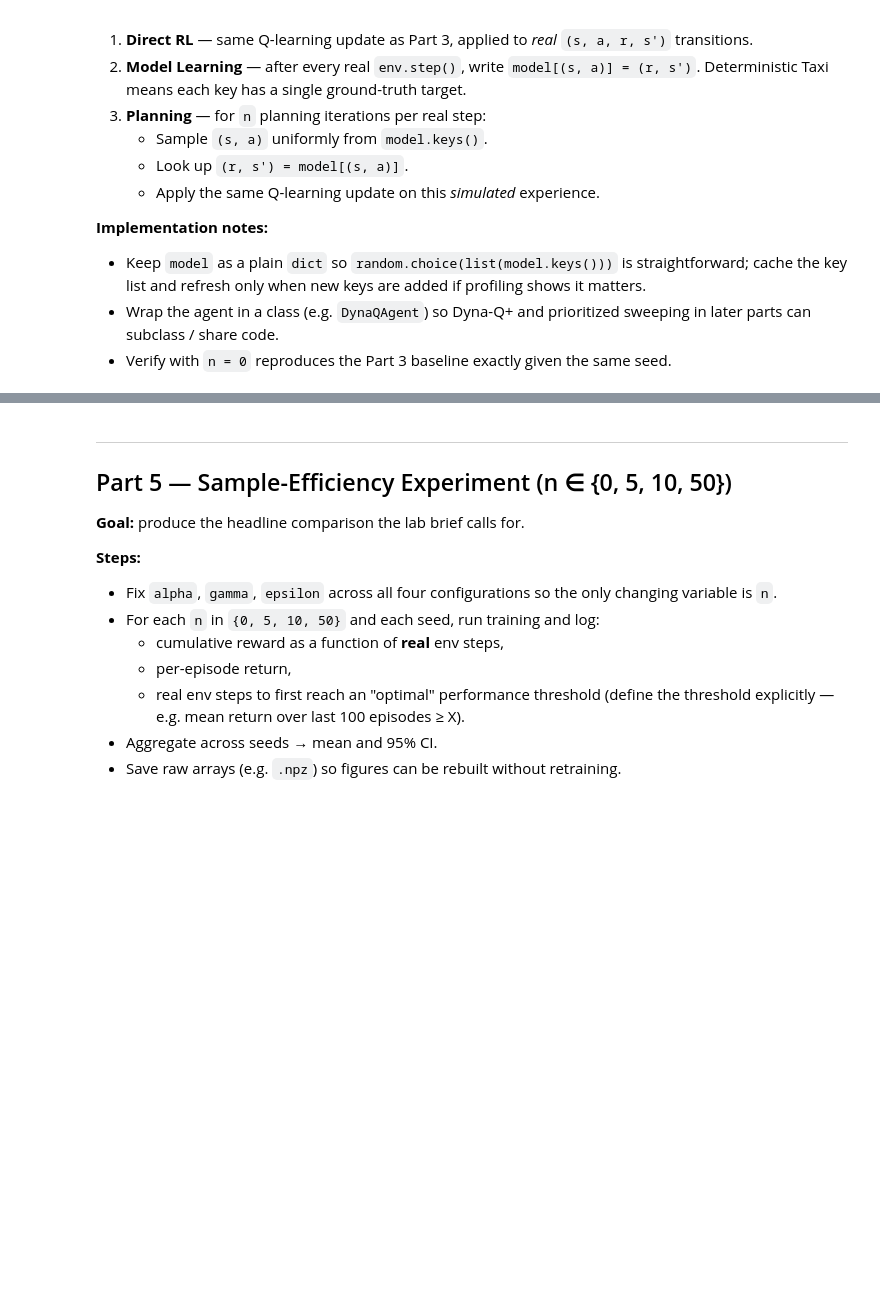
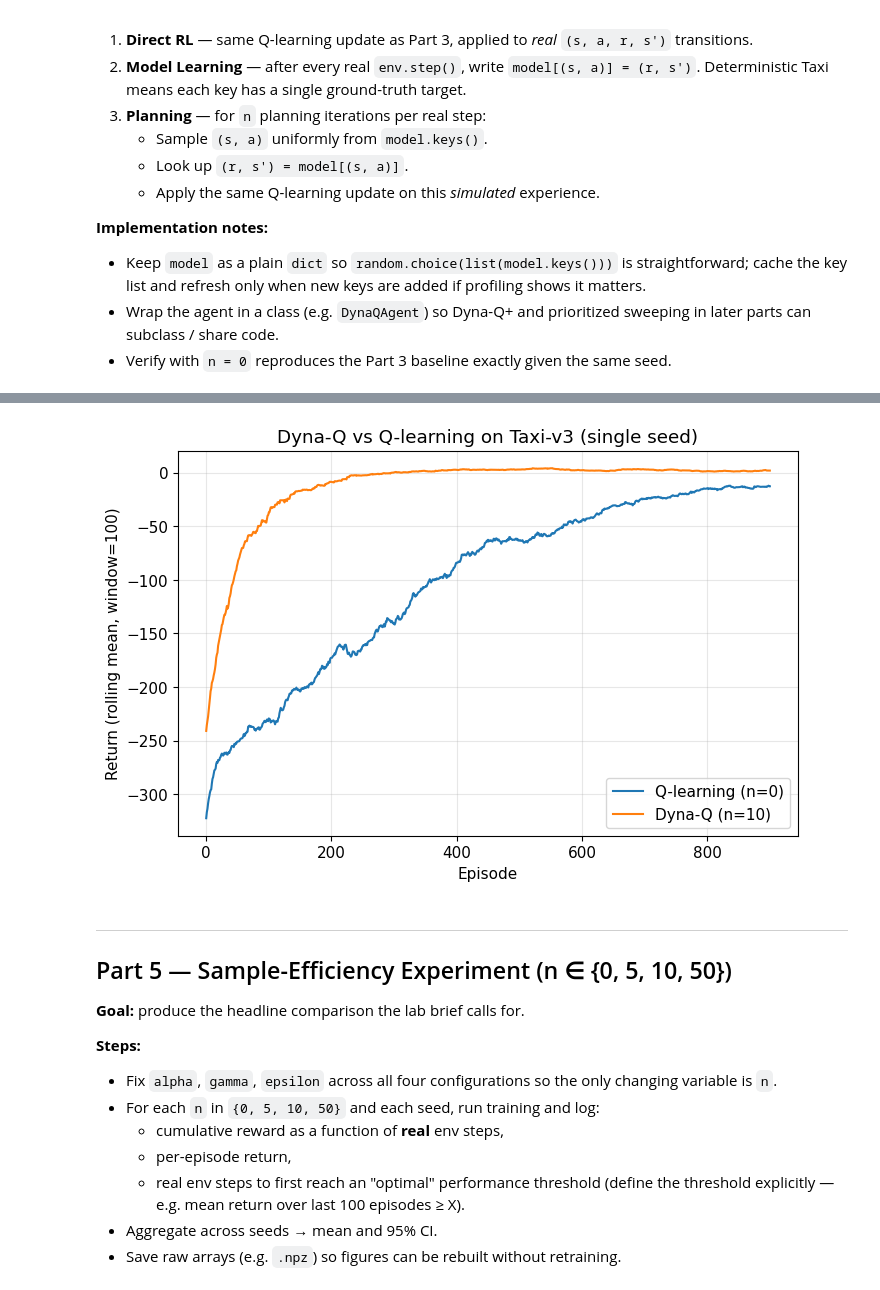
Before and after one commit to cooper-rm/rl_planning_and_learning, a Jupyter notebook: Cooper_Morgan_Lab7.ipynb, the cells around one changed output, grey strips where cells are left out. Drawn from its saved outputs; the diff is of its cells as text; code cells hidden in the pictures; blank space fills up the shorter version.

```diff
--- a/Cooper_Morgan_Lab7.ipynb
+++ b/Cooper_Morgan_Lab7.ipynb
@@ -99,3 +205,85 @@ Implement Dyna-Q on Gymnasium's **Taxi-v3** to study how integrating a learned m
 - Keep `model` as a plain `dict` so `random.choice(list(model.keys()))` is straightforward; cache the key list and refresh only when new keys are added if profiling shows it matters.
 - Wrap the agent in a class (e.g. `DynaQAgent`) so Dyna-Q+ and prioritized sweeping in later parts can subclass / share code.
 - Verify with `n = 0` reproduces the Part 3 baseline exactly given the same seed.
+# %%
+class DynaQAgent:
+    def __init__(self, n_states, n_actions, alpha, gamma, epsilon, n_planning, seed):
+        self.n_actions = n_actions
+        self.alpha = alpha
+        self.gamma = gamma
+        self.epsilon = epsilon
+        self.n_planning = n_planning
+        self.rng = np.random.default_rng(seed)
+        self.Q = np.zeros((n_states, n_actions))
+        self.model = {}
+
+    def select_action(self, s):
+        if self.rng.random() < self.epsilon:
+            return int(self.rng.integers(self.n_actions))
+        best = np.flatnonzero(self.Q[s] == self.Q[s].max())
+        return int(self.rng.choice(best))
+
+    def update(self, s, a, r, s_next):
+        # Direct RL on the real transition.
+        self.Q[s, a] += self.alpha * (r + self.gamma * self.Q[s_next].max() - self.Q[s, a])
+        # Model learning: store the observed deterministic transition.
+        self.model[(s, a)] = (r, s_next)
+        # Planning: n simulated Q-updates from previously seen (s, a) pairs.
+        if self.n_planning > 0:
+            keys = list(self.model.keys())
+            for _ in range(self.n_planning):
+                sk, ak = keys[int(self.rng.integers(len(keys)))]
+                rk, sk_next = self.model[(sk, ak)]
+                self.Q[sk, ak] += self.alpha * (rk + self.gamma * self.Q[sk_next].max() - self.Q[sk, ak])
+
+
+def train_dyna(env, agent, num_episodes, seed):
+    returns = np.zeros(num_episodes)
+    env.action_space.seed(seed)
+    s, _ = env.reset(seed=seed)
+    for ep in range(num_episodes):
+        if ep > 0:
+            s, _ = env.reset()
+        ep_return = 0.0
+        terminated = truncated = False
+        while not (terminated or truncated):
+            a = agent.select_action(s)
+            s_next, r, terminated, truncated, _ = env.step(a)
+            r = float(r)
+            agent.update(s, a, r, s_next)
+            s = s_next
+            ep_return += r
+        returns[ep] = ep_return
+    return returns
+
+
+# Sanity check: with n=0 the agent should reproduce the Part 3 baseline exactly.
+env = gym.make("Taxi-v3")
+agent_n0 = DynaQAgent(n_states, n_actions, ALPHA, GAMMA, EPSILON, n_planning=0, seed=SEED)
+returns_n0 = train_dyna(env, agent_n0, NUM_EPISODES, seed=SEED)
+env.close()
+
+print(f"Dyna-Q n=0  last-100 mean return: {returns_n0[-100:].mean():.2f}")
+print(f"Q-table matches Part 3 baseline:  {np.allclose(agent_n0.Q, Q_baseline)}")
+
+# Confirm planning actually helps by running n=10.
+env = gym.make("Taxi-v3")
+agent_n10 = DynaQAgent(n_states, n_actions, ALPHA, GAMMA, EPSILON, n_planning=10, seed=SEED)
+returns_n10 = train_dyna(env, agent_n10, NUM_EPISODES, seed=SEED)
+env.close()
+
+print(f"Dyna-Q n=10 last-100 mean return: {returns_n10[-100:].mean():.2f}")
+print(f"Model size after training: {len(agent_n10.model)} unique (s, a) pairs")
+
+# Quick comparison plot to eyeball the planning advantage.
+window = 100
+plt.figure()
+for label, returns in [("Q-learning (n=0)", returns_n0), ("Dyna-Q (n=10)", returns_n10)]:
+    smoothed = np.convolve(returns, np.ones(window) / window, mode="valid")
+    plt.plot(smoothed, label=label)
+plt.xlabel("Episode")
+plt.ylabel(f"Return (rolling mean, window={window})")
+plt.title("Dyna-Q vs Q-learning on Taxi-v3 (single seed)")
+plt.legend()
+plt.show()
+# %% [output]
@@ -102,3 +294,4 @@ Implement Dyna-Q on Gymnasium's **Taxi-v3** to study how integrating a learned m
+[figure, added]
 # %% [markdown]
 ---
 
```
Also changed, not shown: parts of 15 cells of this notebook, 9 other files.
